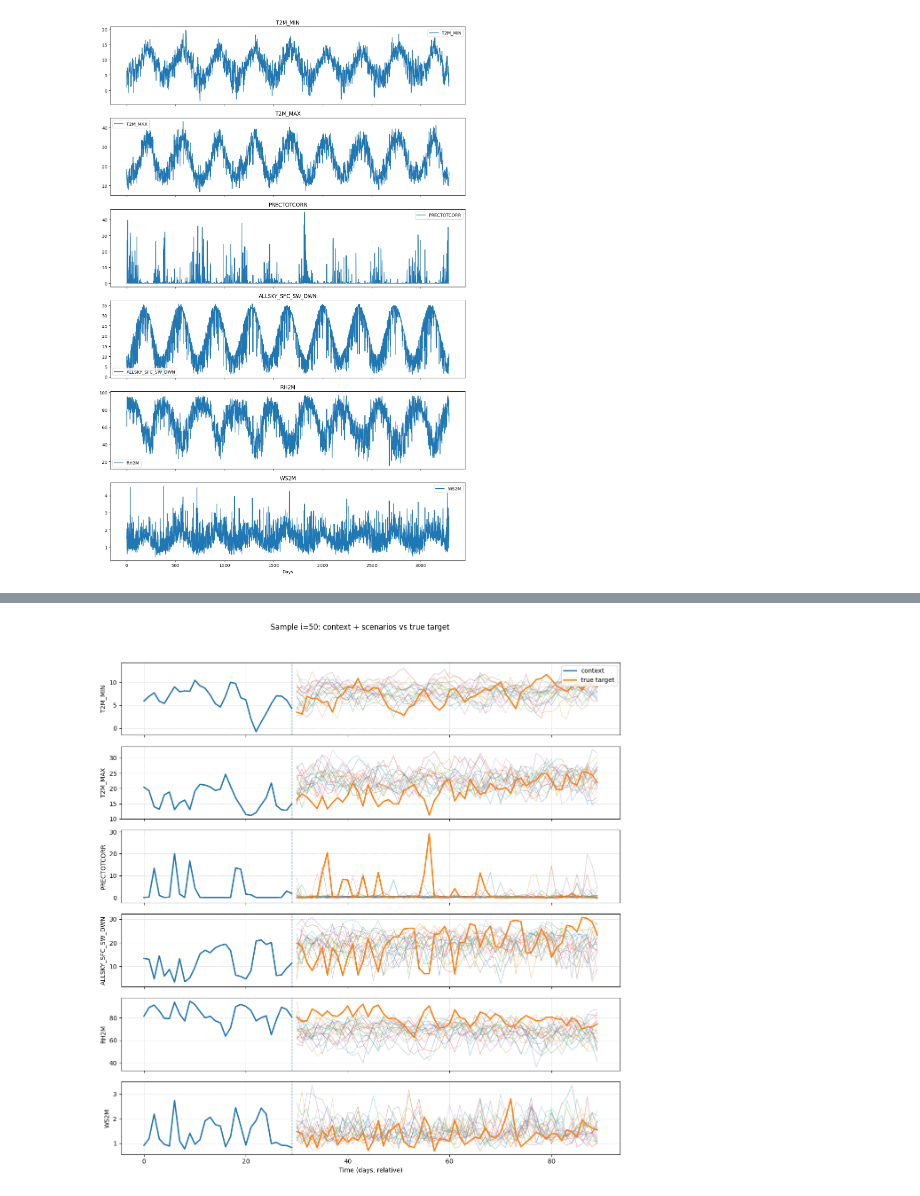
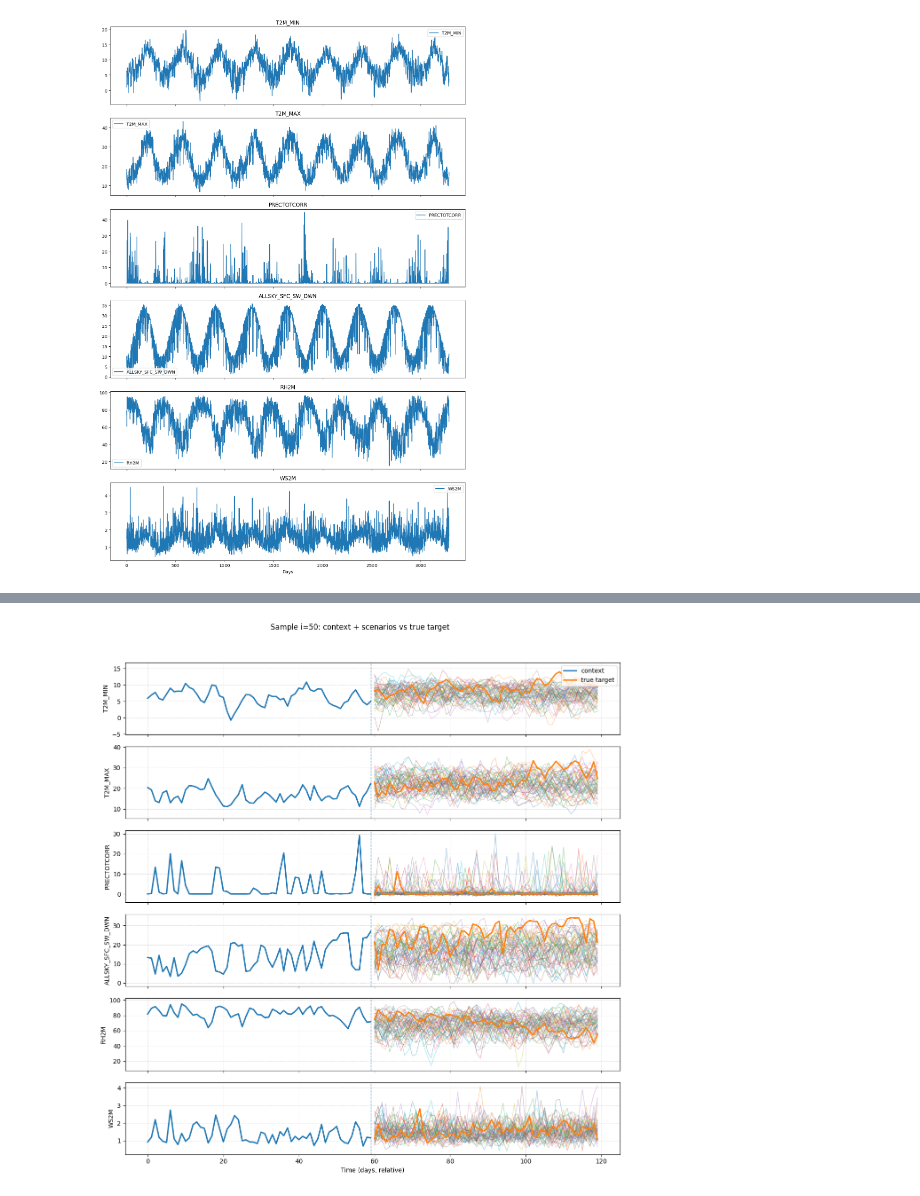
Before and after one commit to frperezgalarce/olive-oil-tactical-planning, a Jupyter notebook: src/genai/ScenarioGeneration.ipynb, the cells around one changed output, grey strips where cells are left out. Drawn from its saved outputs; the diff is of its cells as text; code cells hidden in the pictures.

Commit message:
performance metrics diffusion model

```diff
--- a/src/genai/ScenarioGeneration.ipynb
+++ b/src/genai/ScenarioGeneration.ipynb
@@ -35,10 +37,10 @@ plot_complete_data(X, columns)
 # %% [output]
 [figure]
 # %%
-CTX = 30
+CTX = 60
 HORIZON = 60
 dataset = WeatherPairs(X, ctx=CTX, horizon=HORIZON, stride=1)
-train_ds, val_ds, test_ds = split_windows_train_val_test(dataset, test_frac=0.15, val_frac=0.15, train_frac=0.7)
+train_ds, val_ds, test_ds = split_windows_train_val_test(dataset, test_frac=0.1, val_frac=0.1, train_frac=0.8)
 # %%
 plot_weatherpair_panel(train_ds, i=0, feature_names=feature_names)
 # %% [output]
@@ -64,5 +66,5 @@ std: [ 3.8053296  7.7660513  4.1309943  9.830346  17.798946   0.5622518]
 # %%
-sched = DiffusionSchedule(T=100)
+sched = DiffusionSchedule(T=250)
 # %%
 model = TinyCondUNet1D(in_vars=VARS, ctx_vars=VARS).to(device)
 # %%
@@ -110,21 +128,21 @@ days = np.arange(HORIZON)
 # %%
 # Get one validation sample
 ctx_raw, tgt_raw = val_ds[0]
 ctx_raw = ctx_raw.unsqueeze(0)  # (1,CTX,VARS)
 
 # Generate scenarios: (n_scenarios, HORIZON, VARS)
 scens = p_sample_loop(ctx_raw, model, device, sched, HORIZON, VARS,
-                      mean_t, std_t, n_scenarios=20).detach().cpu().numpy()
+                      mean_t, std_t, n_scenarios=50).detach().cpu().numpy()
 
 plot_ctx_and_scenarios_panel(
     dataset,
     50,
     scens,
     feature_names=feature_names,
     max_scen_to_plot=100
 )
 # %% [output]
-[figure, old version]
+[figure, new version]
 # %%
 np.save("scenarios.npy", scens)
 # %%
```
Also changed, not shown: parts of 13 cells of this notebook, 3 other files.
